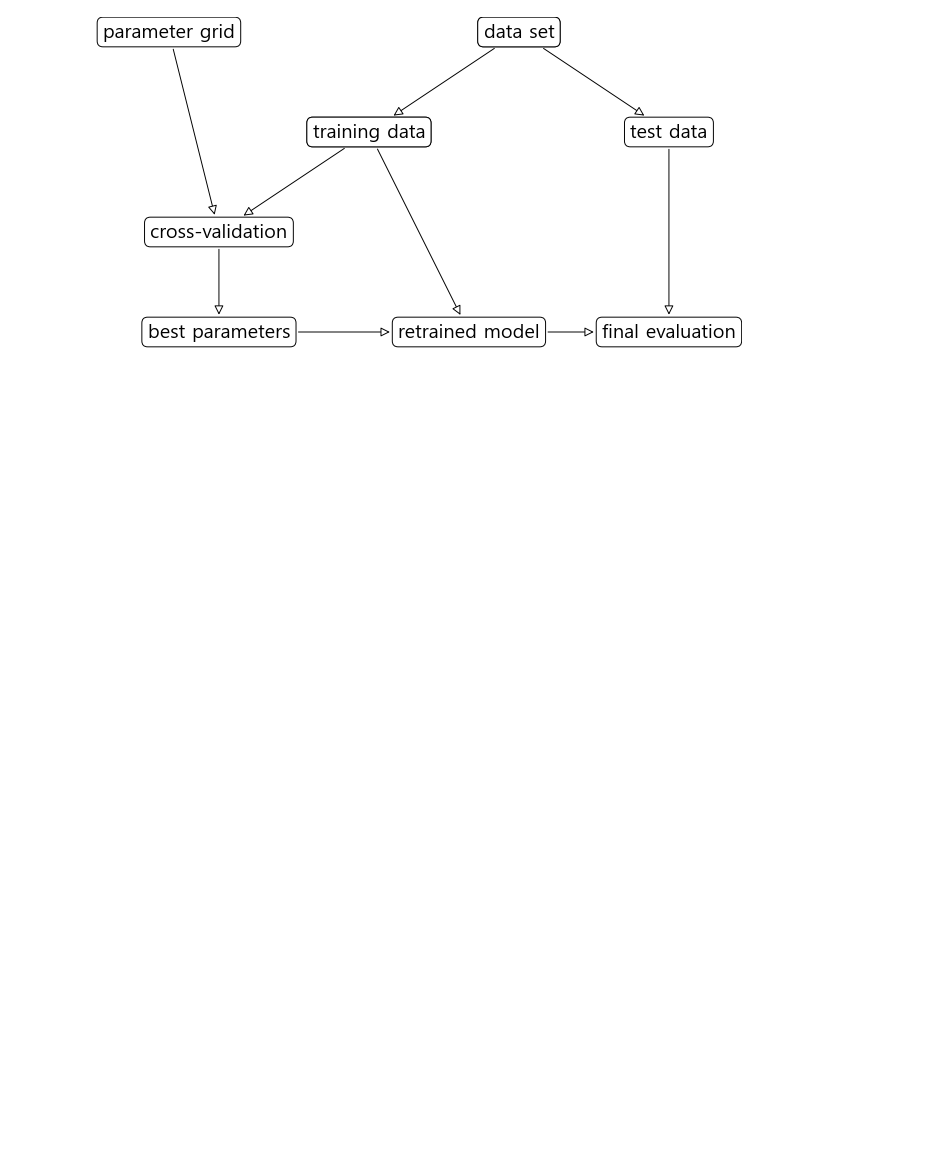
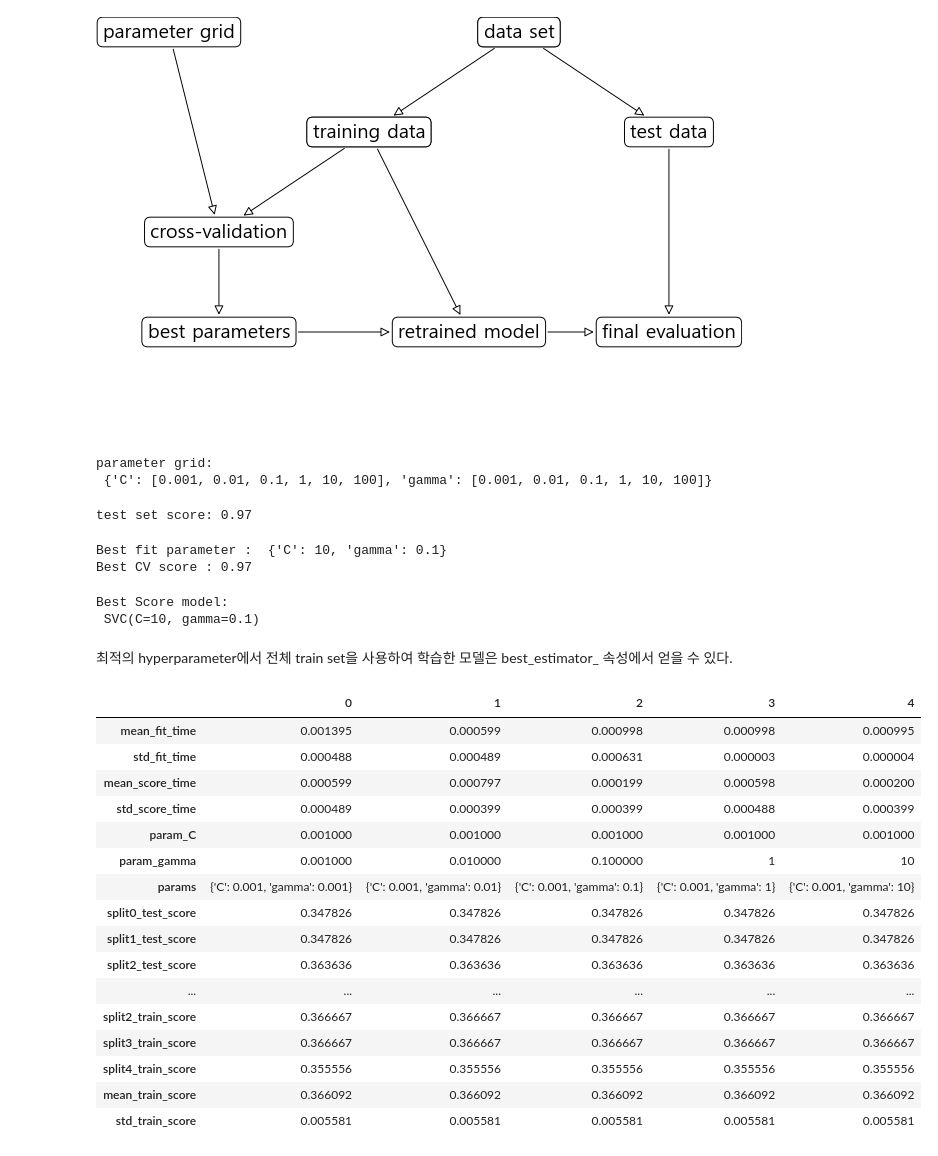
Before and after one commit to ikeven94/py_repo, a Jupyter notebook: Model Evaluation_Accuracy improvement.ipynb, the cells around one changed output. Drawn from its saved outputs; the diff is of its cells as text; code cells hidden in the pictures; blank space fills up the shorter version.

```diff
--- a/Model Evaluation_Accuracy improvement.ipynb
+++ b/Model Evaluation_Accuracy improvement.ipynb
@@ -284,3 +284,10 @@ mglearn.plots.plot_cross_val_selection()
 mglearn.plots.plot_grid_search_overview()
 # %% [output]
 [figure]
+# %%
+param_grid = {'C' : [0.001, 0.01, 0.1, 1, 10, 100],
+              'gamma' : [0.001, 0.01, 0.1, 1, 10, 100]}
+print("parameter grid:\n", param_grid)
+# %% [output]
+parameter grid:
+ {'C': [0.001, 0.01, 0.1, 1, 10, 100], 'gamma': [0.001, 0.01, 0.1, 1, 10, 100]}
@@ -286,0 +300,42 @@ mglearn.plots.plot_grid_search_overview()
+# %%
+grid_search.fit(X_train,y_train)
+print("test set score: {:.2f}".format(grid_search.score(X_test,y_test)))
+# %% [output]
+test set score: 0.97
+# %%
+print("Best fit parameter : ", grid_search.best_params_)
+print("Best CV score : {:.2f}".format(grid_search.best_score_))
+# %% [output]
+Best fit parameter :  {'C': 10, 'gamma': 0.1}
+Best CV score : 0.97
+# %%
+print("Best Score model:\n", grid_search.best_estimator_)
+# %% [output]
+Best Score model:
+ SVC(C=10, gamma=0.1)
+# %% [markdown]
+최적의 hyperparameter에서 전체 train set을 사용하여 학습한 모델은 best_estimator_ 속성에서 얻을 수 있다.
+# %%
+import pandas as pd
+pd.set_option("display.max_columns",None) #column 전부 보여주는 옵션
+
+results = pd.DataFrame(grid_search.cv_results_)
+display(np.transpose(results.head()))
+# %% [output]
+|  | 0 | 1 | 2 | 3 | 4 |
+| mean_fit_time | 0.001395 | 0.000599 | 0.000998 | 0.000998 | 0.000995 |
+| std_fit_time | 0.000488 | 0.000489 | 0.000631 | 0.000003 | 0.000004 |
+| mean_score_time | 0.000599 | 0.000797 | 0.000199 | 0.000598 | 0.000200 |
+| std_score_time | 0.000489 | 0.000399 | 0.000399 | 0.000488 | 0.000399 |
+| param_C | 0.001000 | 0.001000 | 0.001000 | 0.001000 | 0.001000 |
+| param_gamma | 0.001000 | 0.010000 | 0.100000 | 1 | 10 |
+| params | {'C': 0.001, 'gamma': 0.001} | {'C': 0.001, 'gamma': 0.01} | {'C': 0.001, 'gamma': 0.1} | {'C': 0.001, 'gamma': 1} | {'C': 0.001, 'gamma': 10} |
+| split0_test_score | 0.347826 | 0.347826 | 0.347826 | 0.347826 | 0.347826 |
+| split1_test_score | 0.347826 | 0.347826 | 0.347826 | 0.347826 | 0.347826 |
+| split2_test_score | 0.363636 | 0.363636 | 0.363636 | 0.363636 | 0.363636 |
+| ... | ... | ... | ... | ... | ... |
+| split2_train_score | 0.366667 | 0.366667 | 0.366667 | 0.366667 | 0.366667 |
+| split3_train_score | 0.366667 | 0.366667 | 0.366667 | 0.366667 | 0.366667 |
+| split4_train_score | 0.355556 | 0.355556 | 0.355556 | 0.355556 | 0.355556 |
+| mean_train_score | 0.366092 | 0.366092 | 0.366092 | 0.366092 | 0.366092 |
+| std_train_score | 0.005581 | 0.005581 | 0.005581 | 0.005581 | 0.005581 |
```
Also changed, not shown: parts of 6 cells of this notebook.
